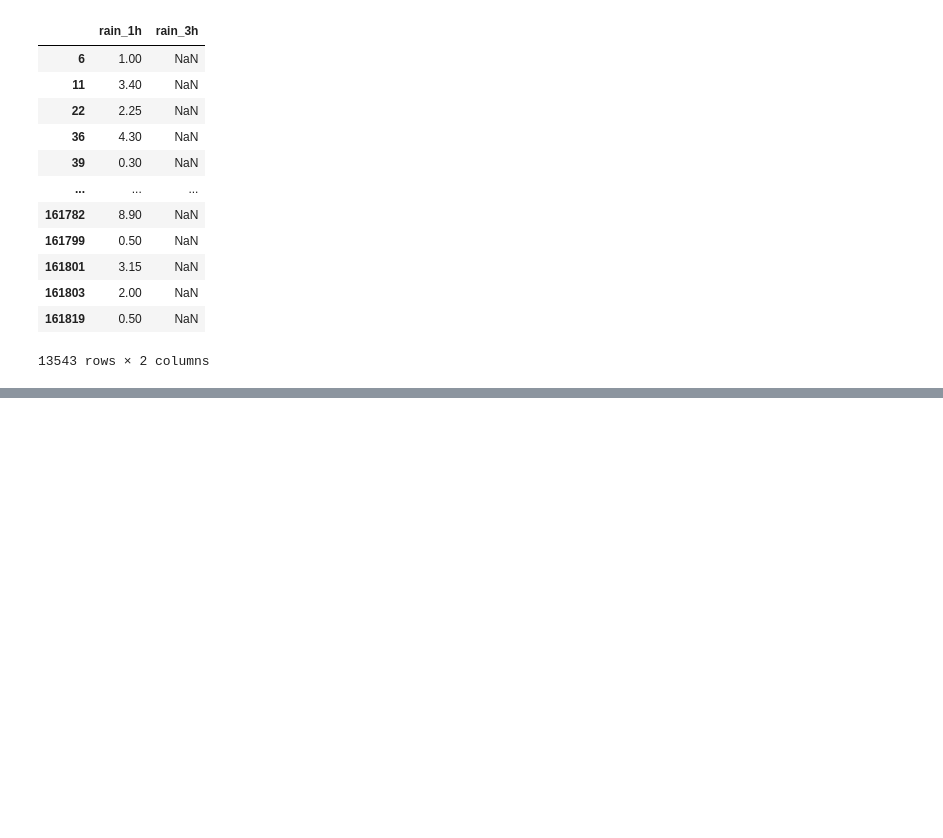
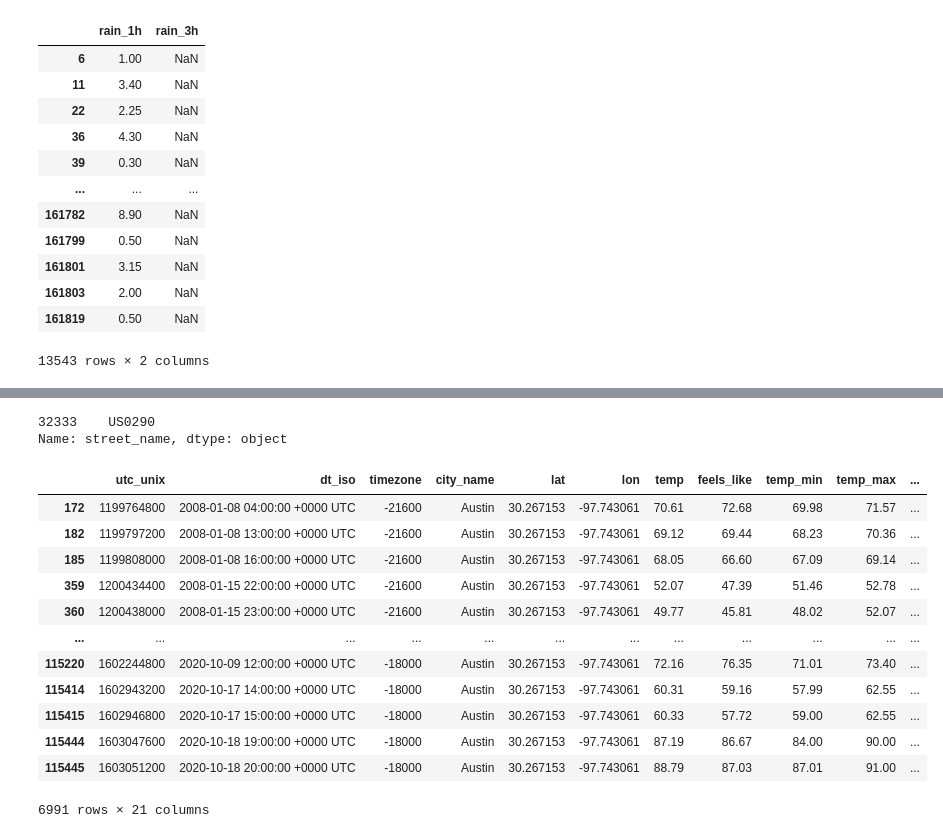
Before and after one commit to JacksonPeoples/Springboard, a Jupyter notebook: CapstoneTwo/DataWranglingFinal.ipynb, the cells around one changed output, grey strips where cells are left out. Saved outputs shown, nothing was run; the diff lists cells and outputs as text; code cells hidden in the pictures; blank space fills up the shorter version.

```diff
--- a/CapstoneTwo/DataWranglingFinal.ipynb
+++ b/CapstoneTwo/DataWranglingFinal.ipynb
@@ -402,0 +468,23 @@ df[['rain_1h','rain_3h']][df['rain_3h'].isna()][df['rain_1h'].notna()]
+# %%
+df['street_name'][df['rpt_street_name'].isna()]
+# %% [output]
+32333    US0290
+Name: street_name, dtype: object
+# %%
+# My hypothesis is that most of the missing snow/rain data actually represents 0.
+
+weather_data[weather_data['rain_1h'].notna()]
+# %% [output]
+|  | utc_unix | dt_iso | timezone | city_name | lat | lon | temp | feels_like | temp_min | temp_max | ... |
+| 172 | 1199764800 | 2008-01-08 04:00:00 +0000 UTC | -21600 | Austin | 30.267153 | -97.743061 | 70.61 | 72.68 | 69.98 | 71.57 | ... |
+| 182 | 1199797200 | 2008-01-08 13:00:00 +0000 UTC | -21600 | Austin | 30.267153 | -97.743061 | 69.12 | 69.44 | 68.23 | 70.36 | ... |
+| 185 | 1199808000 | 2008-01-08 16:00:00 +0000 UTC | -21600 | Austin | 30.267153 | -97.743061 | 68.05 | 66.60 | 67.09 | 69.14 | ... |
+| 359 | 1200434400 | 2008-01-15 22:00:00 +0000 UTC | -21600 | Austin | 30.267153 | -97.743061 | 52.07 | 47.39 | 51.46 | 52.78 | ... |
+| 360 | 1200438000 | 2008-01-15 23:00:00 +0000 UTC | -21600 | Austin | 30.267153 | -97.743061 | 49.77 | 45.81 | 48.02 | 52.07 | ... |
+| ... | ... | ... | ... | ... | ... | ... | ... | ... | ... | ... | ... |
+| 115220 | 1602244800 | 2020-10-09 12:00:00 +0000 UTC | -18000 | Austin | 30.267153 | -97.743061 | 72.16 | 76.35 | 71.01 | 73.40 | ... |
+| 115414 | 1602943200 | 2020-10-17 14:00:00 +0000 UTC | -18000 | Austin | 30.267153 | -97.743061 | 60.31 | 59.16 | 57.99 | 62.55 | ... |
+| 115415 | 1602946800 | 2020-10-17 15:00:00 +0000 UTC | -18000 | Austin | 30.267153 | -97.743061 | 60.33 | 57.72 | 59.00 | 62.55 | ... |
+| 115444 | 1603047600 | 2020-10-18 19:00:00 +0000 UTC | -18000 | Austin | 30.267153 | -97.743061 | 87.19 | 86.67 | 84.00 | 90.00 | ... |
+| 115445 | 1603051200 | 2020-10-18 20:00:00 +0000 UTC | -18000 | Austin | 30.267153 | -97.743061 | 88.79 | 87.03 | 87.01 | 91.00 | ... |
+6991 rows × 21 columns
```
Also changed, not shown: parts of 39 cells of this notebook, 2 other files.
